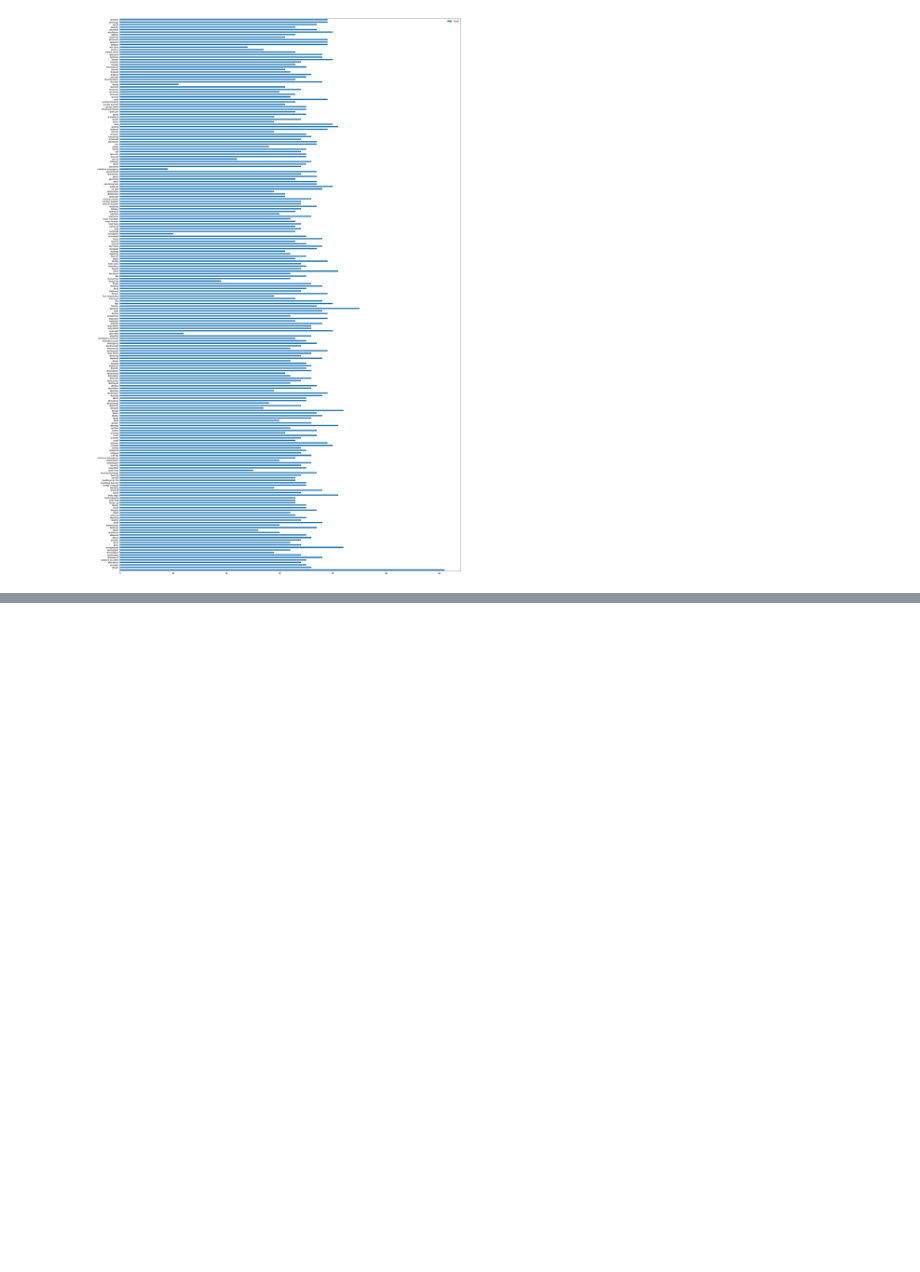
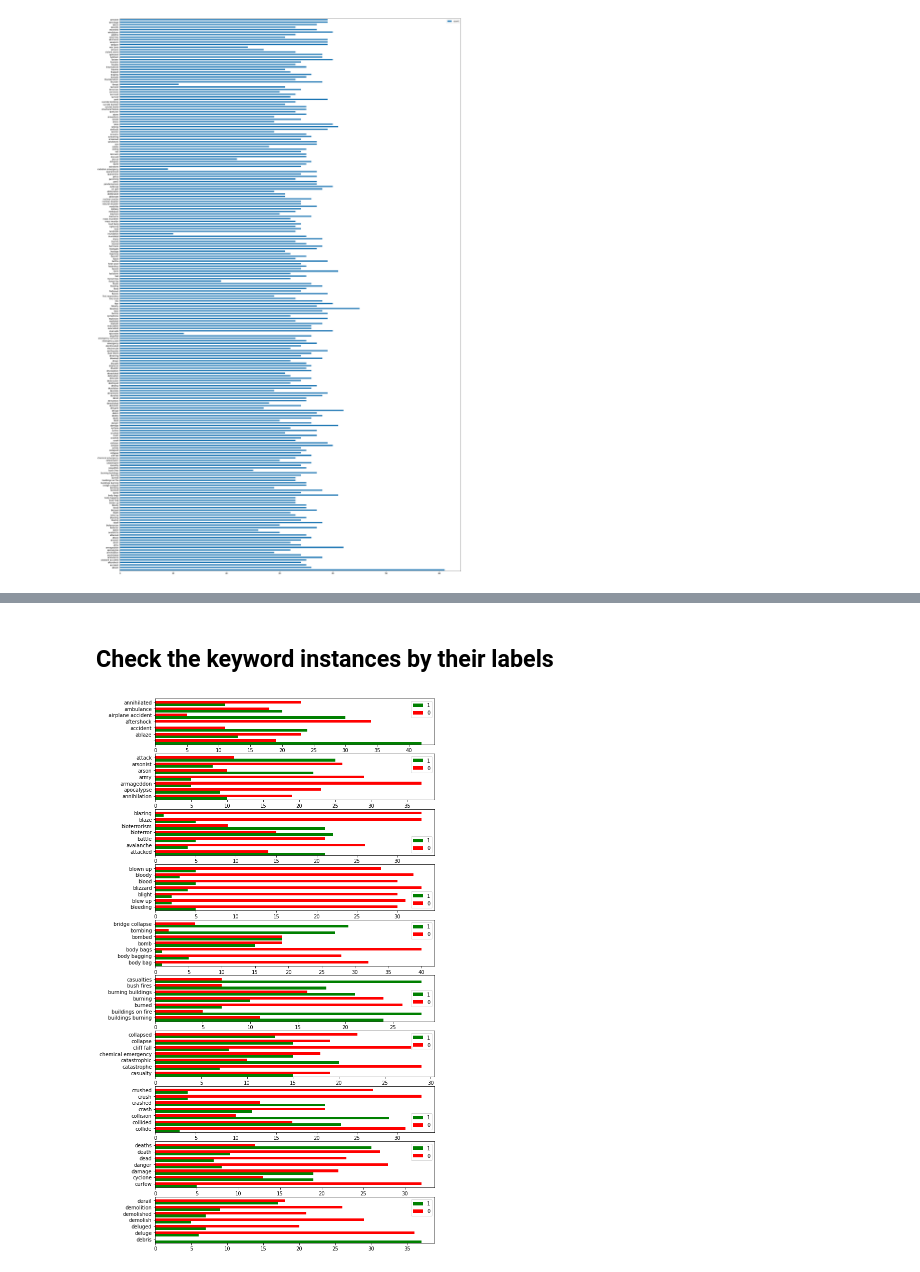
Before and after one commit to sersery35/KAGGLE-nlp-with-disaster-tweets, a Jupyter notebook: notebooks/visualization.ipynb, the cells around one changed output, grey strips where cells are left out. Cells and saved outputs as stored; diff of their text form; code cells hidden in the pictures; blank space fills up the shorter version.

```diff
--- a/notebooks/visualization.ipynb
+++ b/notebooks/visualization.ipynb
@@ -57,9 +76,14 @@ dataframe["target"].value_counts().plot(kind='bar')
 # %%
 keywords = dataframe['keyword'].unique().tolist()
 keyword_counts = {}
-
+keywords_by_labels = []
 for keyword in keywords:
     keyword_counts[keyword] = dataframe['keyword'].where(dataframe['keyword'] == keyword).count()
+    keywords_by_labels.append({
+        'keyword': keyword,
+        'true': dataframe.where((dataframe['keyword'] == keyword) & (dataframe['target'] == 1))['id'].count(),
+        'false': dataframe.where((dataframe['keyword'] == keyword) & (dataframe['target'] == 0))['id'].count()
+    })
 print(keyword_counts)
 # %% [output]
 {'': 61, 'ablaze': 36, 'accident': 35, 'aftershock': 34, 'airplane accident': 35, 'ambulance': 38, 'annihilated': 34, 'annihilation': 29, 'apocalypse': 32, 'armageddon': 42, 'army': 34, 'arson': 32, ' ...
@@ -72,0 +117,2 @@ keyword_count_df.plot.barh(figsize=(30, 50))
+# %%
+df = pd.DataFrame(keywords_by_labels)
@@ -72,0 +135,28 @@ keyword_count_df.plot.barh(figsize=(30, 50))
+# %% [markdown]
+## Check the keyword instances by their labels
+# %%
+import math
+
+def visualize_keywords_by_labels(df: pd.DataFrame, num_figs: int):
+    step_size = math.ceil(len(df) / num_figs)
+    col_names = df.columns.names;
+    fig, axs = plt.subplots(num_figs)
+
+    # first slice the dataframe into num_figs parts
+    for i in range(0, num_figs):
+        sliced_df = df[i*step_size:(i+1)*step_size]
+        indices = np.arange(len(sliced_df))
+        width = 0.4
+
+        axs[i].barh(indices, sliced_df.true, width, color='green', label='1')
+        axs[i].barh(indices + width, sliced_df.false, width, color='red', label='0')
+
+        axs[i].set(yticks=indices+width, yticklabels=sliced_df.keyword, ylim=[2*width - 1, len(sliced_df)])
+        axs[i].legend()
+        # axs[i]
+    fig.set_size_inches(10, 20, forward=True)
+    plt.show()
+# %%
+visualize_keywords_by_labels(df[0:70], 10)
+# %% [output]
+[figure, added]
```
Also changed, not shown: parts of 10 cells of this notebook, 17 other files.
